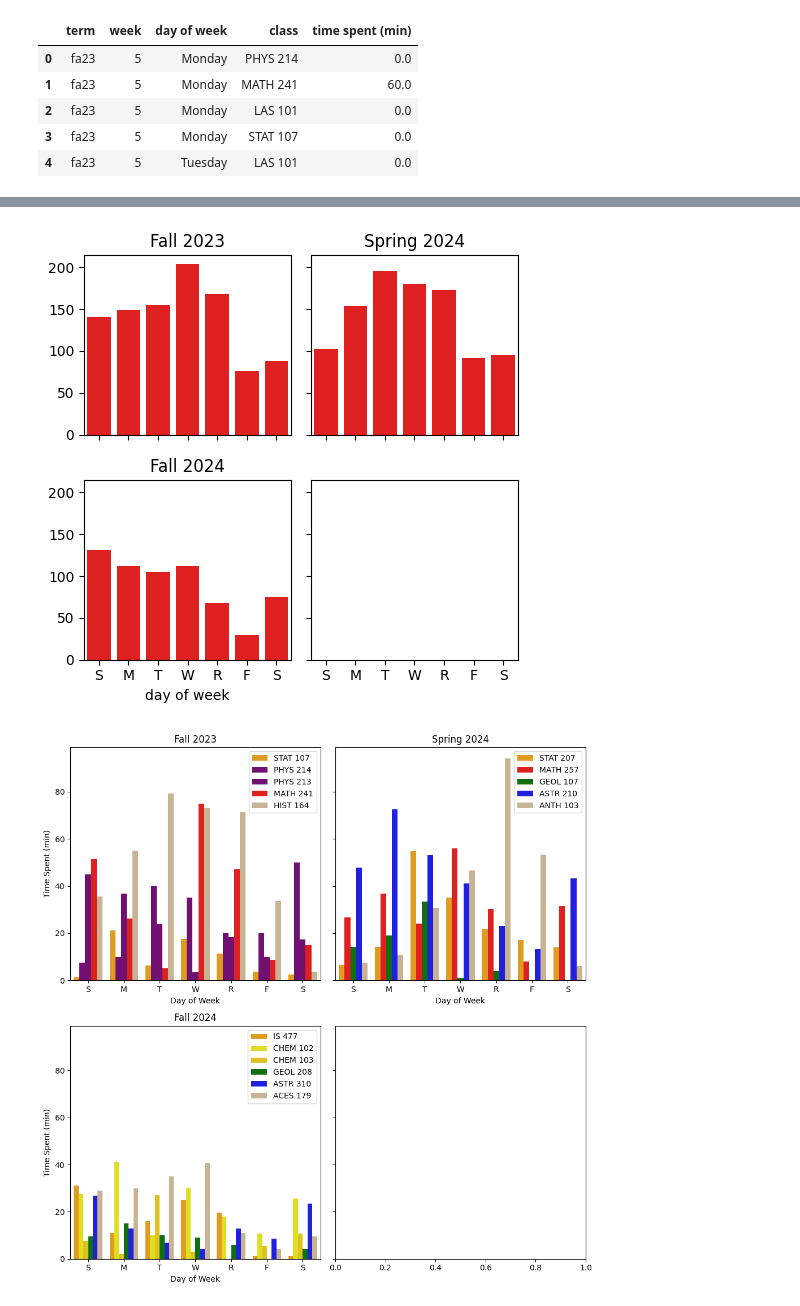
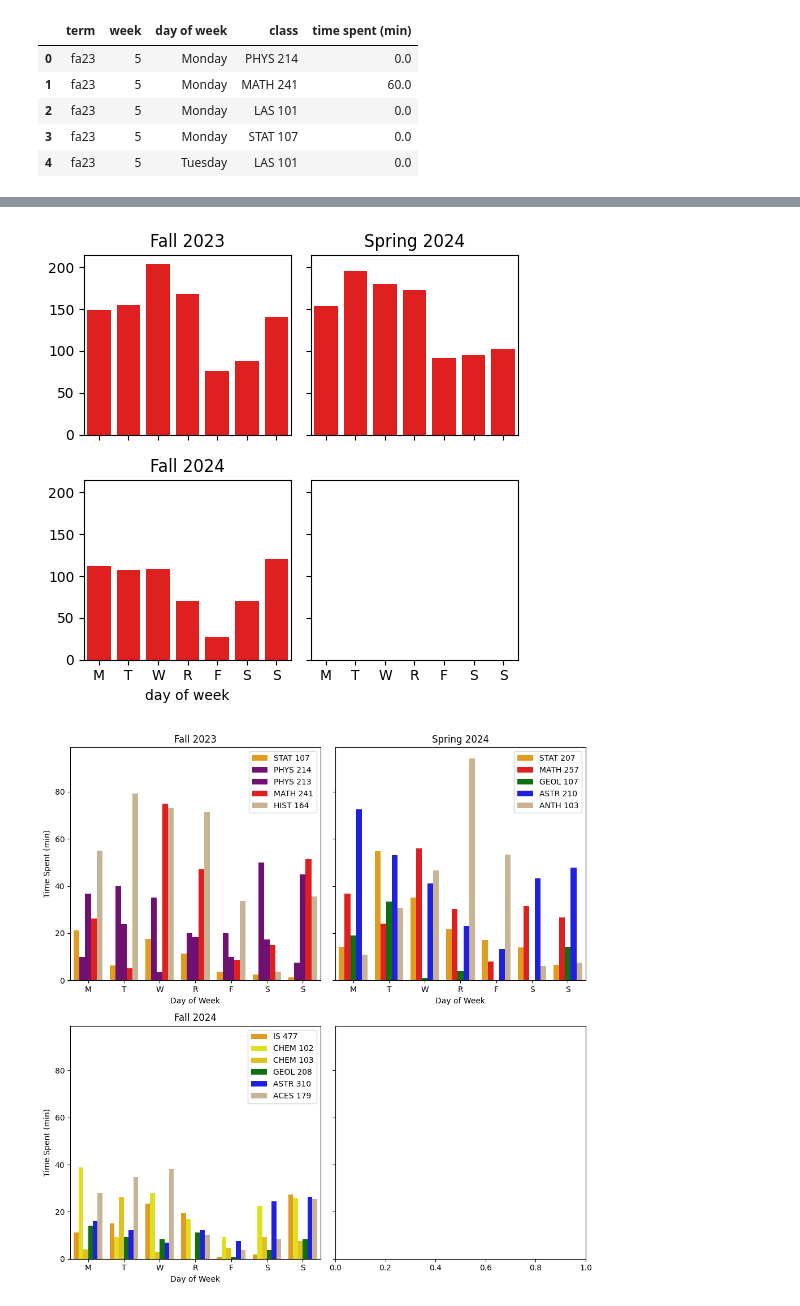
Before and after one commit to ryguy2k4/studytime, a Jupyter notebook: src/bar_plots.ipynb, the cells around one changed output, grey strips where cells are left out. Saved outputs shown, nothing was run; the diff lists cells and outputs as text; code cells hidden in the pictures.

```diff
--- a/src/bar_plots.ipynb
+++ b/src/bar_plots.ipynb
@@ -6,7 +6,7 @@ import seaborn as sns
 # %%
 # load file and format
 master = pd.read_csv("../data/master/studytime.csv")
-master["day of week"] = pd.Categorical(master["day of week"], categories=["Sunday", "Monday", "Tuesday", "Wednesday", "Thursday", "Friday", "Saturday"], ordered=True)
+master["day of week"] = pd.Categorical(master["day of week"], categories=["Monday", "Tuesday", "Wednesday", "Thursday", "Friday", "Saturday", "Sunday"], ordered=True)
 master.head()
 # %% [output]
 |  | term | week | day of week | class | time spent (min) |
@@ -44,47 +44,47 @@ sns.barplot(sp24_by_weekday.sum(axis=1), errorbar=('ci', False), ax=ax3[0,1], co
 ax3[0,1].set_title("Spring 2024")
 sns.barplot(fa24_by_weekday.sum(axis=1), errorbar=('ci', False), ax=ax3[1,0], color='red')
 ax3[1,0].set_title("Fall 2024")
-ax3[1, 0].set_xticklabels(["S", "M", "T", "W", "R", "F", "S"])
+ax3[1, 0].set_xticklabels(["M", "T", "W", "R", "F", "S", "S"])
 plt.tight_layout()
 fig3.savefig("../results/day_of_week_barplot.png")
 # %% [output]
-[figure, old version]
+[figure, new version]
 # %%
 fig, ax = plt.subplots(2,2, figsize=[10,10], sharey=True)
 
 # Fa23
 bar_data = master[master['term'] == 'fa23'].set_index(['term', 'week']).groupby(['day of week', 'class']).agg('mean').reset_index()
 sns.barplot(bar_data, x='day of week', y='time spent (min)', hue='class', errorbar=('ci', False), hue_order=["STAT 107", "PHYS 214", "PHYS 213", "MATH 241", "HIST 164"], palette=['orange', 'purple', 'purple', 'red', 'tan'], ax=ax[0,0])
-ax[0,0].set_xticklabels(["S", "M", "T", "W", "R", "F", "S"], rotation=0)
+ax[0,0].set_xticklabels(["M", "T", "W", "R", "F", "S", "S"], rotation=0)
 handles, labels = ax[0,0].get_legend_handles_labels()
 ax[0,0].legend(handles, labels)
 ax[0,0].set_title("Fall 2023")
 ax[0,0].set_ylabel("Time Spent (min)")
 ax[0,0].set_xlabel("Day of Week")
 
 # Sp24
 bar_data = master[master['term'] == 'sp24'].set_index(['term', 'week']).groupby(['day of week', 'class']).agg('mean').reset_index()
 sns.barplot(bar_data, x='day of week', y='time spent (min)', hue='class', errorbar=('ci', False), hue_order=["STAT 207","MATH 257", "GEOL 107", "ASTR 210", "ANTH 103"], palette=['orange', 'red', 'green', 'blue', 'tan'], ax=ax[0,1])
-ax[0,1].set_xticklabels(["S", "M", "T", "W", "R", "F", "S"], rotation=0)
+ax[0,1].set_xticklabels(["M", "T", "W", "R", "F", "S", "S"], rotation=0)
 handles, labels = ax[0,1].get_legend_handles_labels()
 ax[0,1].legend(handles, labels)
 ax[0,1].set_title("Spring 2024")
 ax[0,1].set_xlabel("Day of Week")
 
 # Fa24
 bar_data = master[master['term'] == 'fa24'].set_index(['term', 'week']).groupby(['day of week', 'class']).agg('mean').reset_index()
 sns.barplot(bar_data, x='day of week', y='time spent (min)', hue='class', errorbar=('ci', False), hue_order=["IS 477", "CHEM 102", "CHEM 103", "GEOL 208", "ASTR 310", "ACES 179"], palette=['orange', 'yellow', 'gold', 'green', 'blue', 'tan'], ax=ax[1,0])
-ax[1,0].set_xticklabels(["S", "M", "T", "W", "R", "F", "S"], rotation=0)
+ax[1,0].set_xticklabels(["M", "T", "W", "R", "F", "S", "S"], rotation=0)
 handles, labels = ax[1,0].get_legend_handles_labels()
 ax[1,0].legend(handles, labels)
 ax[1,0].set_title("Fall 2024")
 ax[1,0].set_ylabel("Time Spent (min)")
 ax[1,0].set_xlabel("Day of Week")
 
 plt.tight_layout()
 fig.savefig("../results/day_of_week_by_class_barplot.png")
 # %% [output]
-[figure, old version]
+[figure, new version]
 # %%
 fig, ax = plt.subplots(2,2, figsize=[10,10], sharey=True)
 
```
Also changed, not shown: parts of 2 cells of this notebook, 7 other files.
